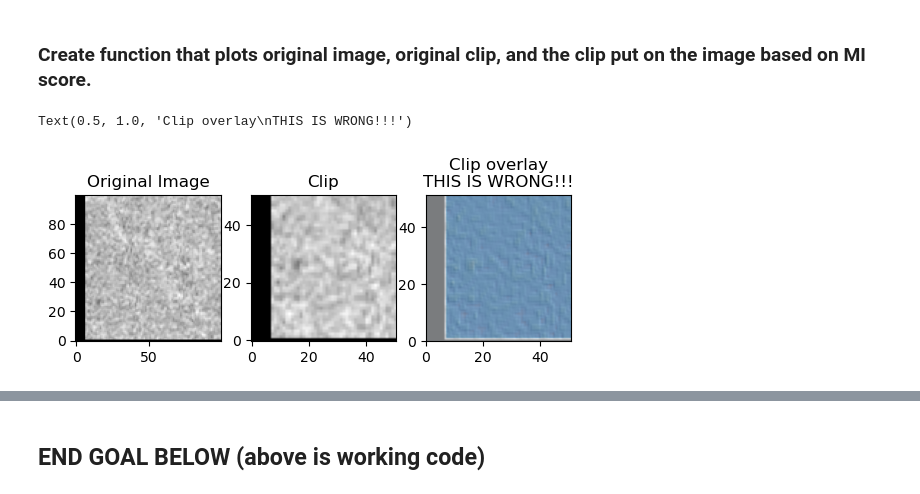
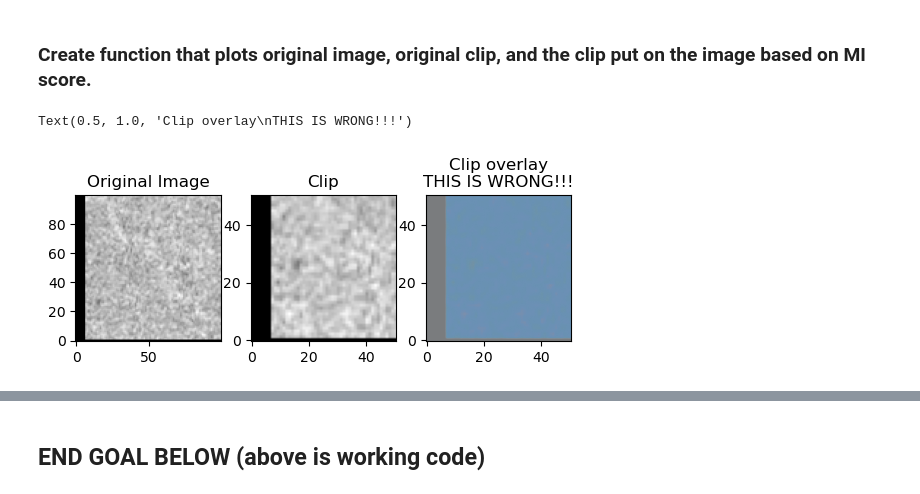
Before and after one commit to knicely/MISDT, a Jupyter notebook: MISDT.ipynb, the cells around one changed output, grey strips where cells are left out. Drawn from its saved outputs; the diff is of its cells as text; code cells hidden in the pictures.

```diff
--- a/MISDT.ipynb
+++ b/MISDT.ipynb
@@ -127,9 +143,9 @@ Attributes:
 ### Store images in a single dictionary
 # %%
 myImages = {}
-myImages['leftlook'] = leftlook
-myImages['rightlook'] = rightlook
-myImages['stereolook'] = stereolook
+myImages['leftlook'] = leftlook.copy(deep=True)
+myImages['rightlook'] = rightlook.copy(deep=True)
+myImages['stereolook'] = stereolook.copy(deep=True)
 
 myImages
 # %% [output]
@@ -274,6 +286,9 @@ kernel_size = 3
 leftlook = scipy.signal.medfilt2d(leftlook, kernel_size = kernel_size)
 rightlook = scipy.signal.medfilt2d(rightlook, kernel_size = kernel_size)
 stereolook = scipy.signal.medfilt2d(stereolook, kernel_size = kernel_size)
+# %%
+for key in myImages:
+    myImages[key].values = scipy.signal.medfilt2d(myImages[key].values, kernel_size=kernel_size)
 # %% [markdown]
 ***
 <b>Binning</b>
@@ -354,8 +404,8 @@ def normMImap_clip2image(clip,image):
     return normMImap
 # %%
 # creating test clip and image.
-testImage = myImages['leftlook']
-testImage = testImage[0:100, 0:100]
+testImage = myImages['leftlook'][0:100, 0:100]
+# testImage = testImage[0:100, 0:100]
 testClip = testImage[0:51, 0:51]
 # %%
 # calculating MI and norm MI maps
@@ -414,16 +450,17 @@ max_index
 # %%
 figgy, axs = plt.subplots(1,3)
 
 imagy_original = axs[0].imshow(testImage, cmap='gray', origin='lower')
 axs[0].set_title('Original Image')
 clipy_original = axs[1].imshow(testClip, cmap='gray', origin='lower')
 axs[1].set_title('Clip')
 testImage_copy = testImage.copy(deep=True)
-myX, myY = testClip.shape
+myY, myX = testClip.shape
 testImage_copy.values[0:myX,0:myY] = testClip
 imagy_matched = axs[2].imshow(testImage, cmap='gray', origin='lower')
-axs[2].imshow(testClip, cmap='Blues', origin='lower', alpha=0.5, extent=[0,myX,0,myY])
+# axs[2].imshow(testClip, cmap='Blues', origin='lower', alpha=0.5, extent=[0,myX,0,myY])
+axs[2].imshow(testClip, cmap='Blues', origin='lower', alpha=0.5)
 axs[2].set_title('Clip overlay\nTHIS IS WRONG!!!')
 # %% [output]
 Text(0.5, 1.0, 'Clip overlay\nTHIS IS WRONG!!!')
-[figure, old version]
+[figure, new version]
```
Also changed, not shown: parts of 28 cells of this notebook.
